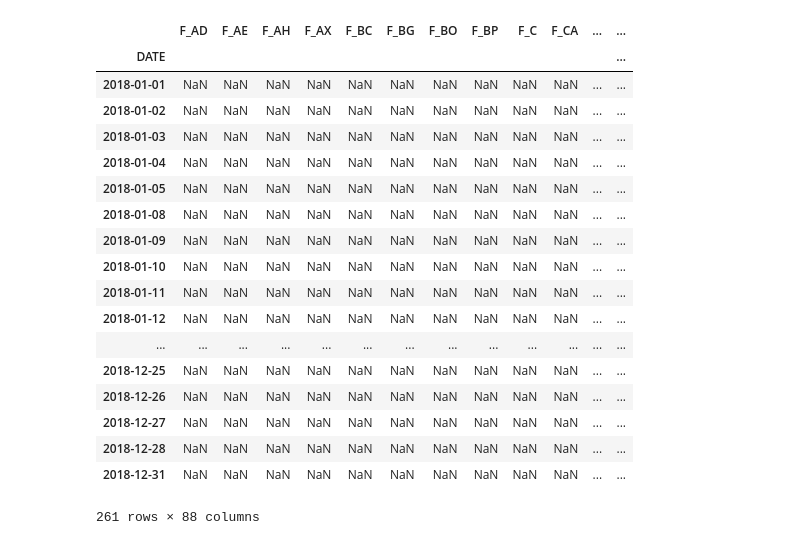
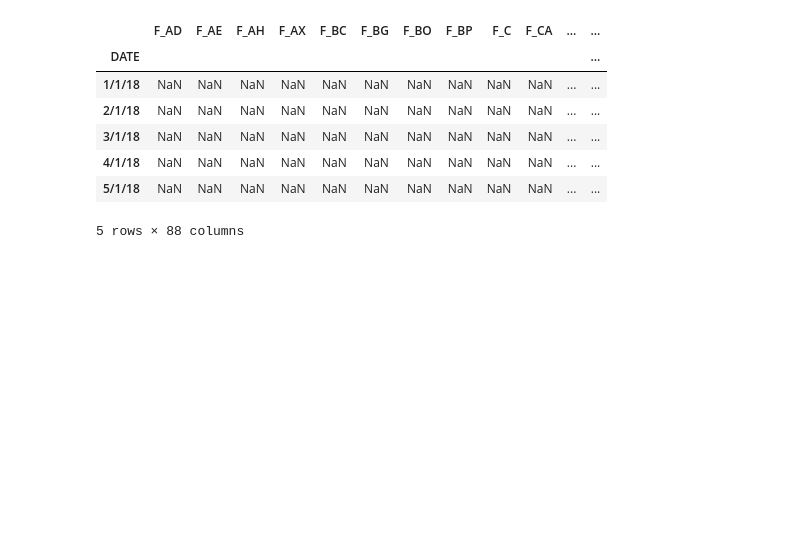
Before and after one commit to LiTangqing/ARIMAMAS, a Jupyter notebook: prediction_models/csv_for_stacking/Stacked Model V2.ipynb, the cells around one changed output. Drawn from its saved outputs; the diff is of its cells as text; code cells hidden in the pictures; blank space fills up the shorter version.

```diff
--- a/prediction_models/csv_for_stacking/Stacked Model V2.ipynb
+++ b/prediction_models/csv_for_stacking/Stacked Model V2.ipynb
@@ -67,3 +31,14 @@ data3 = data3.fillna(method='bfill')
+# %%
+all_x_train = pd.read_csv("./Stacked_Model_train_xV2.csv", low_memory=False, header=0)
+all_x_test = pd.read_csv("./Stacked_Model_test_xV2.csv", low_memory=False, header=0)
+
+os.chdir('C:\\Users\\Cheong\\Documents\\GitHub\\ARIMAMAS\\data')
+
+all_y_train = pd.read_pickle("data_base_test.pkl")
+all_y_train = all_y_train.fillna(method='bfill')
+
+all_y_test = pd.read_pickle("data_stack_test.pkl")
+all_y_test = all_y_test.fillna(method='bfill')
 # %%
 futures = ['F_AD','F_AE','F_AH','F_AX','F_BC','F_BG','F_BO','F_BP',
                'F_C','F_CA','F_CC','F_CD','F_CF','F_CL','F_CT','F_DL',
@@ -77,30 +52,19 @@ futures = ['F_AD','F_AE','F_AH','F_AX','F_BC','F_BG','F_BO','F_BP',
              'F_SS','F_SX','F_TR','F_TU','F_TY','F_UB','F_US','F_UZ',
             'F_VF','F_VT','F_VW','F_VX','F_W','F_XX','F_YM','F_ZQ']
 # %%
-new_features = pd.DataFrame(index=np.arange(len(data3)), columns=np.arange(88))
-new_features.columns = futures
-new_features["DATE"] = (list(data3.index))
-new_features = new_features.set_index("DATE")
-new_features
+final_preds = pd.DataFrame(index=np.arange(len(all_x_test)), columns=np.arange(len(futures)))
+final_preds.columns = futures
+final_preds["DATE"] = all_x_test["DATE"]
+final_preds = final_preds.set_index("DATE")
+final_preds.head()
 # %% [output]
 |  | F_AD | F_AE | F_AH | F_AX | F_BC | F_BG | F_BO | F_BP | F_C | F_CA | ... | ... |
 | DATE |  |  |  |  |  |  |  |  |  |  |  | ... |
-| 2018-01-01 | NaN | NaN | NaN | NaN | NaN | NaN | NaN | NaN | NaN | NaN | ... | ... |
-| 2018-01-02 | NaN | NaN | NaN | NaN | NaN | NaN | NaN | NaN | NaN | NaN | ... | ... |
-| 2018-01-03 | NaN | NaN | NaN | NaN | NaN | NaN | NaN | NaN | NaN | NaN | ... | ... |
-| 2018-01-04 | NaN | NaN | NaN | NaN | NaN | NaN | NaN | NaN | NaN | NaN | ... | ... |
-| 2018-01-05 | NaN | NaN | NaN | NaN | NaN | NaN | NaN | NaN | NaN | NaN | ... | ... |
-| 2018-01-08 | NaN | NaN | NaN | NaN | NaN | NaN | NaN | NaN | NaN | NaN | ... | ... |
-| 2018-01-09 | NaN | NaN | NaN | NaN | NaN | NaN | NaN | NaN | NaN | NaN | ... | ... |
-| 2018-01-10 | NaN | NaN | NaN | NaN | NaN | NaN | NaN | NaN | NaN | NaN | ... | ... |
-| 2018-01-11 | NaN | NaN | NaN | NaN | NaN | NaN | NaN | NaN | NaN | NaN | ... | ... |
-| 2018-01-12 | NaN | NaN | NaN | NaN | NaN | NaN | NaN | NaN | NaN | NaN | ... | ... |
-| ... | ... | ... | ... | ... | ... | ... | ... | ... | ... | ... | ... | ... |
-| 2018-12-25 | NaN | NaN | NaN | NaN | NaN | NaN | NaN | NaN | NaN | NaN | ... | ... |
-| 2018-12-26 | NaN | NaN | NaN | NaN | NaN | NaN | NaN | NaN | NaN | NaN | ... | ... |
-| 2018-12-27 | NaN | NaN | NaN | NaN | NaN | NaN | NaN | NaN | NaN | NaN | ... | ... |
-| 2018-12-28 | NaN | NaN | NaN | NaN | NaN | NaN | NaN | NaN | NaN | NaN | ... | ... |
-| 2018-12-31 | NaN | NaN | NaN | NaN | NaN | NaN | NaN | NaN | NaN | NaN | ... | ... |
+| 1/1/18 | NaN | NaN | NaN | NaN | NaN | NaN | NaN | NaN | NaN | NaN | ... | ... |
+| 2/1/18 | NaN | NaN | NaN | NaN | NaN | NaN | NaN | NaN | NaN | NaN | ... | ... |
+| 3/1/18 | NaN | NaN | NaN | NaN | NaN | NaN | NaN | NaN | NaN | NaN | ... | ... |
+| 4/1/18 | NaN | NaN | NaN | NaN | NaN | NaN | NaN | NaN | NaN | NaN | ... | ... |
+| 5/1/18 | NaN | NaN | NaN | NaN | NaN | NaN | NaN | NaN | NaN | NaN | ... | ... |
-261 rows × 88 columns
+5 rows × 88 columns
 # %%
 for fut in futures:
```
Also changed, not shown: parts of 6 cells of this notebook, 5 other files.
